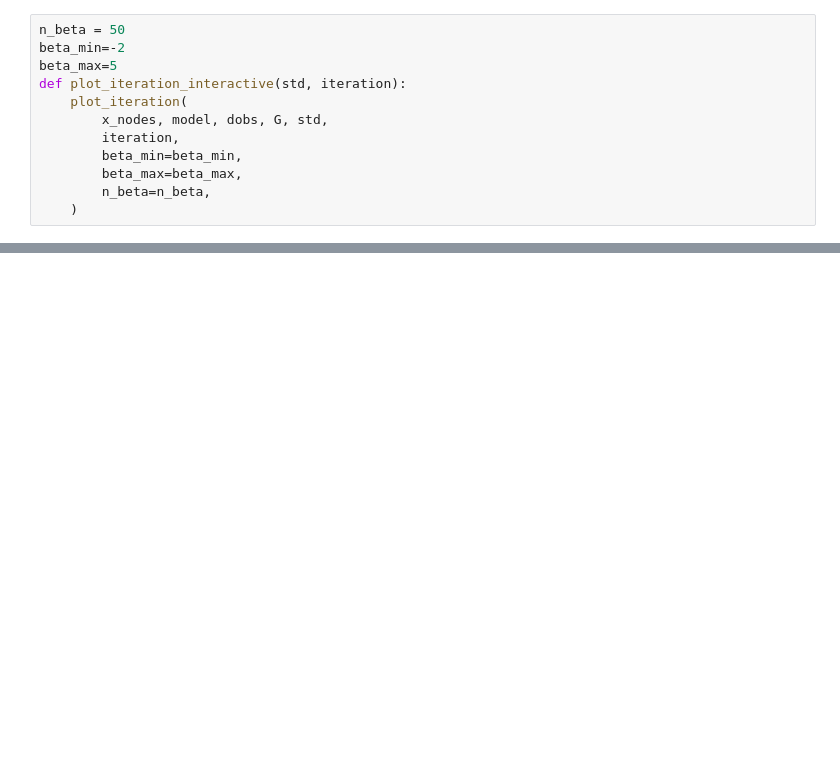
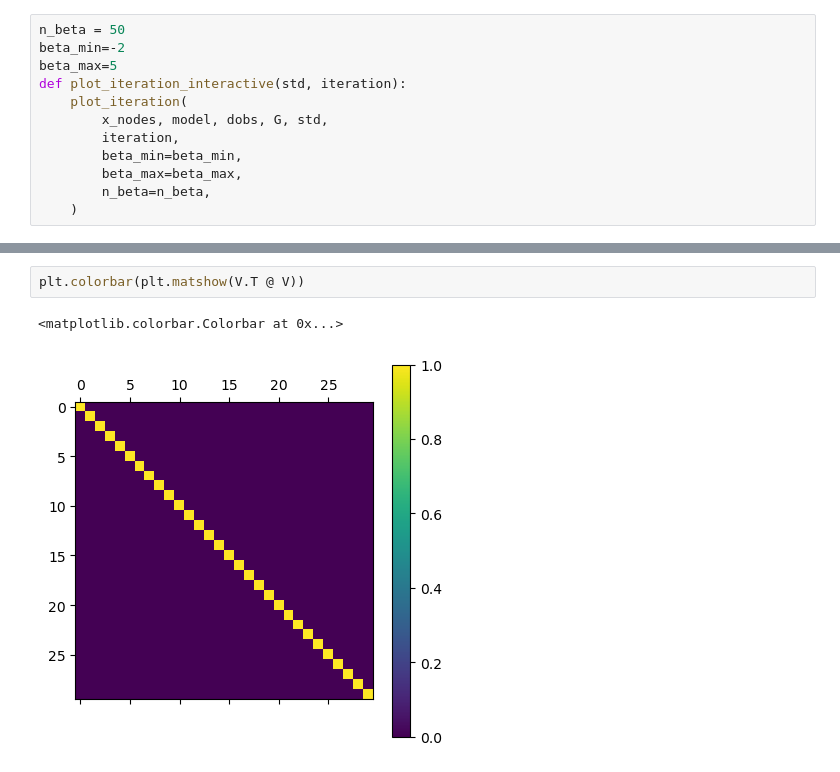
Before and after one commit to lheagy/eosc-454, a Jupyter notebook: lectures/linear-problem.ipynb, the cells around one changed output, grey strips where cells are left out. Saved outputs shown, nothing was run; the diff lists cells and outputs as text; blank space fills up the shorter version.

```diff
--- a/lectures/linear-problem.ipynb
+++ b/lectures/linear-problem.ipynb
@@ -404,0 +431,5 @@ interactive(children=(FloatText(value=0.01, description='std'), IntSlider(value=
+# %%
+plt.colorbar(plt.matshow(V.T @ V))
+# %% [output]
+<matplotlib.colorbar.Colorbar at 0x...>
+[figure, added]
```
Also changed, not shown: parts of 13 cells of this notebook.
